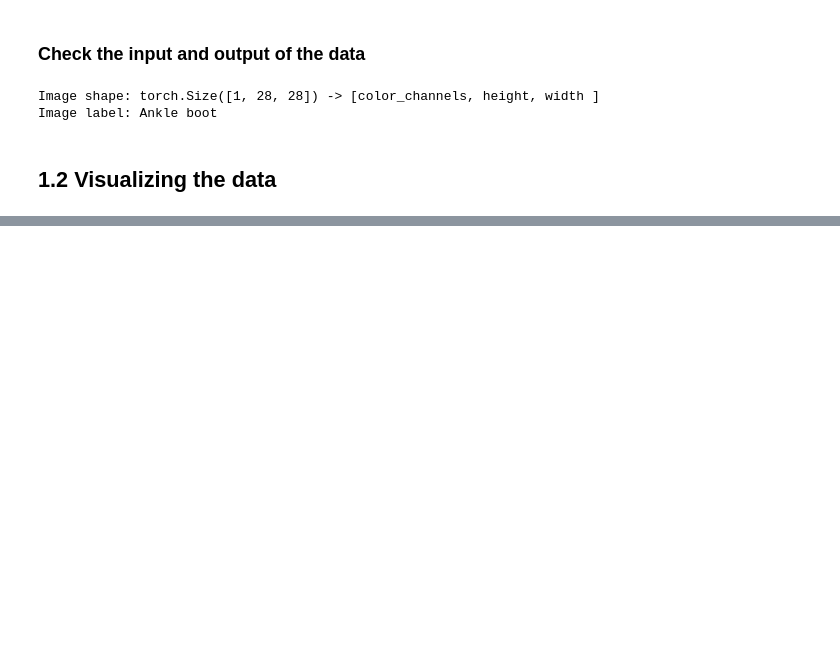
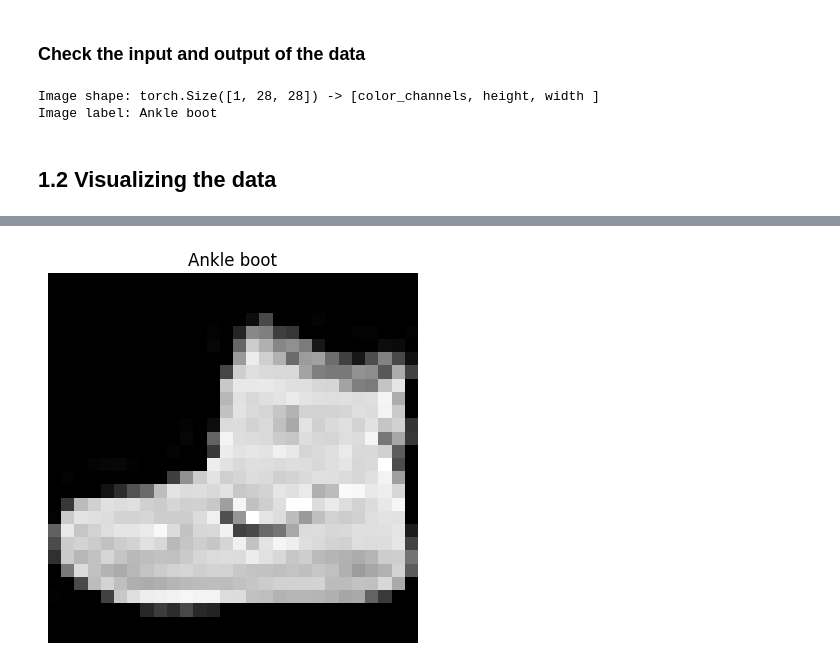
Before and after one commit to shishiradk/pytorch-pratices, a Jupyter notebook: 03_Pytorch_Computer_Vision.ipynb, the cells around one changed output, grey strips where cells are left out. Cells and saved outputs as stored; diff of their text form; code cells hidden in the pictures; blank space fills up the shorter version.

```diff
--- a/03_Pytorch_Computer_Vision.ipynb
+++ b/03_Pytorch_Computer_Vision.ipynb
@@ -133,0 +132,6 @@ Image shape: torch.Size([1, 28, 28])
+# %%
+plt.imshow(image.squeeze(), cmap="gray")
+plt.title(class_names[label]);
+plt.axis(False);
+# %% [output]
+[figure, added]
```
Also changed, not shown: parts of 2 cells of this notebook.
